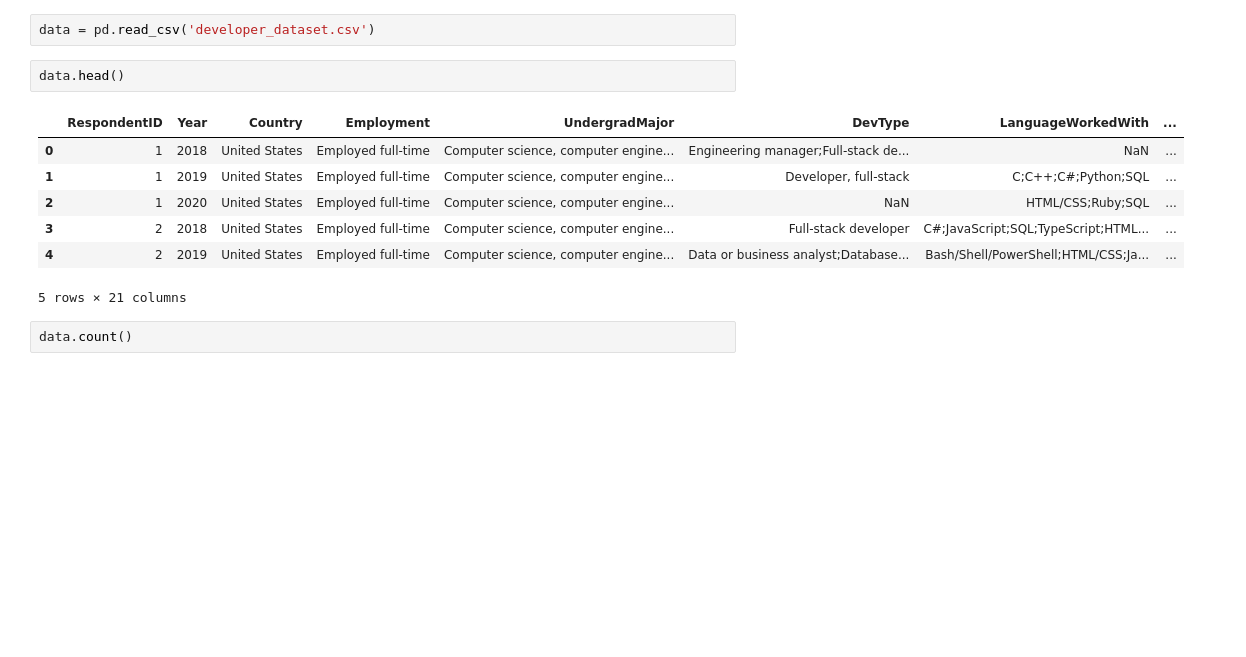
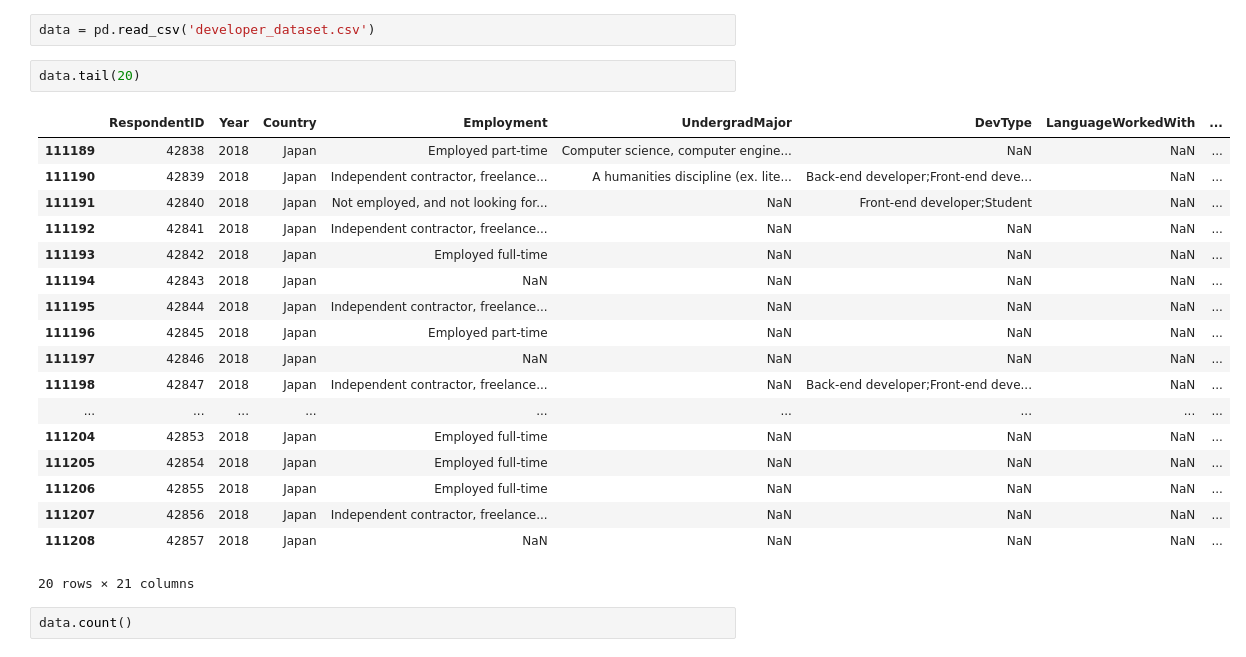
Before and after one commit to LiZoMark841619/Balazs1982, a Jupyter notebook: Jupyter_files/Codecademy_Projects/Stack_overflow_analysis/analysis.ipynb, the cells around one changed output. Drawn from its saved outputs; the diff is of its cells as text; blank space fills up the shorter version.

```diff
--- a/Jupyter_files/Codecademy_Projects/Stack_overflow_analysis/analysis.ipynb
+++ b/Jupyter_files/Codecademy_Projects/Stack_overflow_analysis/analysis.ipynb
@@ -5,16 +5,27 @@ import matplotlib.pyplot as plt
 import seaborn as sns
 # %%
 data = pd.read_csv('developer_dataset.csv')
-# %%
-data.head()
-# %% [output]
-|  | RespondentID | Year | Country | Employment | UndergradMajor | DevType | LanguageWorkedWith | ... |
-| 0 | 1 | 2018 | United States | Employed full-time | Computer science, computer engine... | Engineering manager;Full-stack de... | NaN | ... |
-| 1 | 1 | 2019 | United States | Employed full-time | Computer science, computer engine... | Developer, full-stack | C;C++;C#;Python;SQL | ... |
-| 2 | 1 | 2020 | United States | Employed full-time | Computer science, computer engine... | NaN | HTML/CSS;Ruby;SQL | ... |
-| 3 | 2 | 2018 | United States | Employed full-time | Computer science, computer engine... | Full-stack developer | C#;JavaScript;SQL;TypeScript;HTML... | ... |
-| 4 | 2 | 2019 | United States | Employed full-time | Computer science, computer engine... | Data or business analyst;Database... | Bash/Shell/PowerShell;HTML/CSS;Ja... | ... |
-5 rows × 21 columns
+# %%
+data.tail(20)
+# %% [output]
+|  | RespondentID | Year | Country | Employment | UndergradMajor | DevType | LanguageWorkedWith | ... |
+| 111189 | 42838 | 2018 | Japan | Employed part-time | Computer science, computer engine... | NaN | NaN | ... |
+| 111190 | 42839 | 2018 | Japan | Independent contractor, freelance... | A humanities discipline (ex. lite... | Back-end developer;Front-end deve... | NaN | ... |
+| 111191 | 42840 | 2018 | Japan | Not employed, and not looking for... | NaN | Front-end developer;Student | NaN | ... |
+| 111192 | 42841 | 2018 | Japan | Independent contractor, freelance... | NaN | NaN | NaN | ... |
+| 111193 | 42842 | 2018 | Japan | Employed full-time | NaN | NaN | NaN | ... |
+| 111194 | 42843 | 2018 | Japan | NaN | NaN | NaN | NaN | ... |
+| 111195 | 42844 | 2018 | Japan | Independent contractor, freelance... | NaN | NaN | NaN | ... |
+| 111196 | 42845 | 2018 | Japan | Employed part-time | NaN | NaN | NaN | ... |
+| 111197 | 42846 | 2018 | Japan | NaN | NaN | NaN | NaN | ... |
+| 111198 | 42847 | 2018 | Japan | Independent contractor, freelance... | NaN | Back-end developer;Front-end deve... | NaN | ... |
+| ... | ... | ... | ... | ... | ... | ... | ... | ... |
+| 111204 | 42853 | 2018 | Japan | Employed full-time | NaN | NaN | NaN | ... |
+| 111205 | 42854 | 2018 | Japan | Employed full-time | NaN | NaN | NaN | ... |
+| 111206 | 42855 | 2018 | Japan | Employed full-time | NaN | NaN | NaN | ... |
+| 111207 | 42856 | 2018 | Japan | Independent contractor, freelance... | NaN | NaN | NaN | ... |
+| 111208 | 42857 | 2018 | Japan | NaN | NaN | NaN | NaN | ... |
+20 rows × 21 columns
 # %%
 data.count()
 # %% [output]
```
Also changed, not shown: parts of 20 cells of this notebook, 1 other file.
